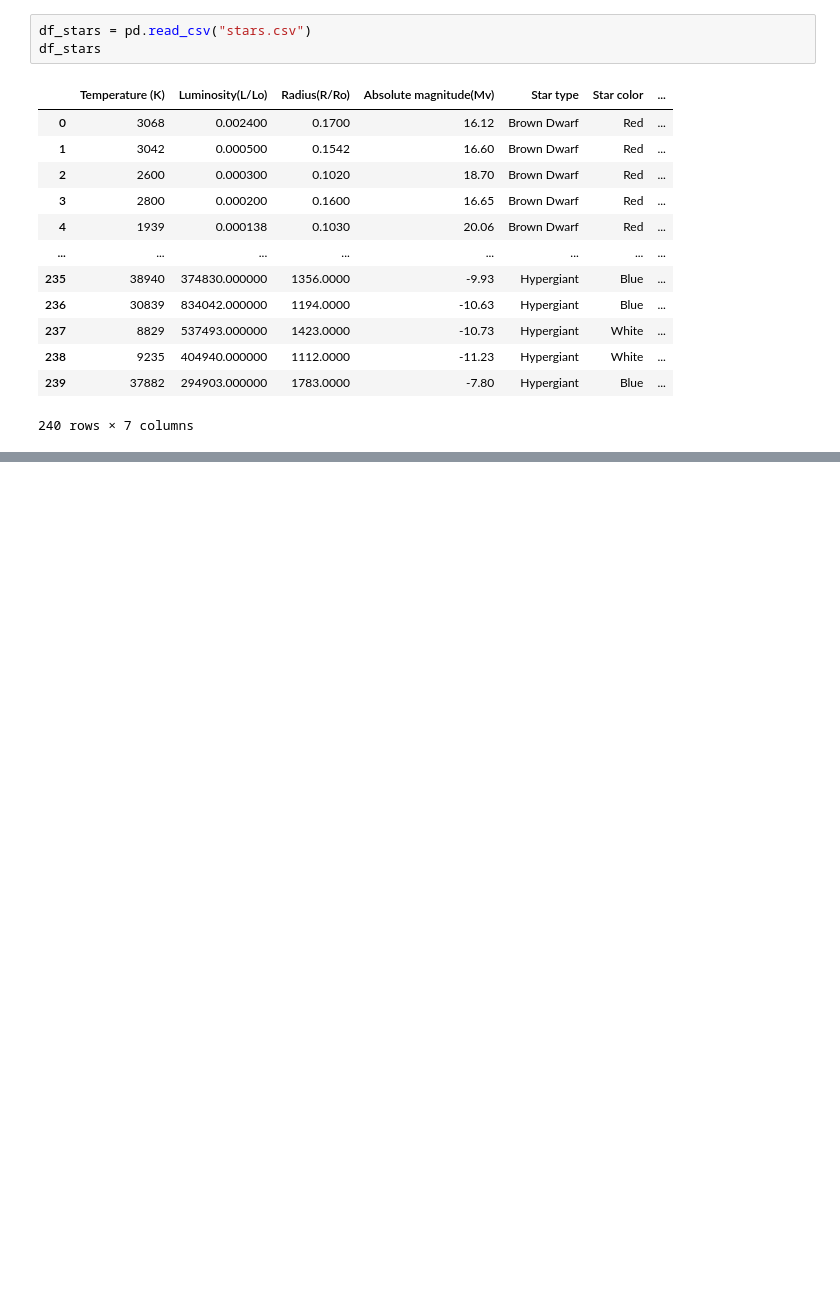
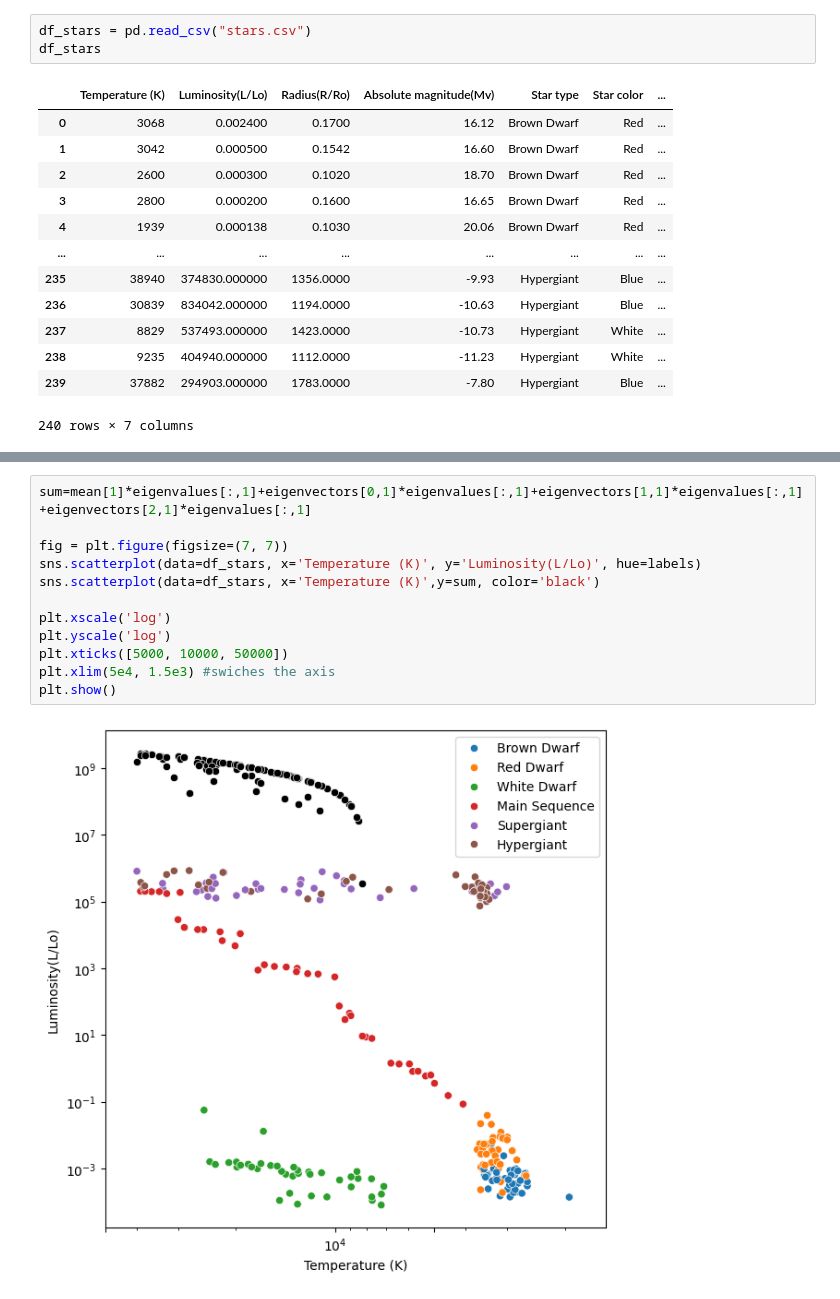
Before and after one commit to Sofiadossena/astrostatistics_bicocca_2025, a Jupyter notebook: working/HR_PCA.ipynb, the cells around one changed output, grey strips where cells are left out. Cells and saved outputs as stored; diff of their text form; blank space fills up the shorter version.

```diff
--- a/working/HR_PCA.ipynb
+++ b/working/HR_PCA.ipynb
@@ -39,0 +120,14 @@ pca.fit(X)
+# %%
+sum=mean[1]*eigenvalues[:,1]+eigenvectors[0,1]*eigenvalues[:,1]+eigenvectors[1,1]*eigenvalues[:,1]+eigenvectors[2,1]*eigenvalues[:,1]
+
+fig = plt.figure(figsize=(7, 7))
+sns.scatterplot(data=df_stars, x='Temperature (K)', y='Luminosity(L/Lo)', hue=labels)
+sns.scatterplot(data=df_stars, x='Temperature (K)',y=sum, color='black')
+
+plt.xscale('log')
+plt.yscale('log')
+plt.xticks([5000, 10000, 50000])
+plt.xlim(5e4, 1.5e3) #swiches the axis
+plt.show()
+# %% [output]
+[figure, added]
```
Also changed, not shown: parts of 6 cells of this notebook.
